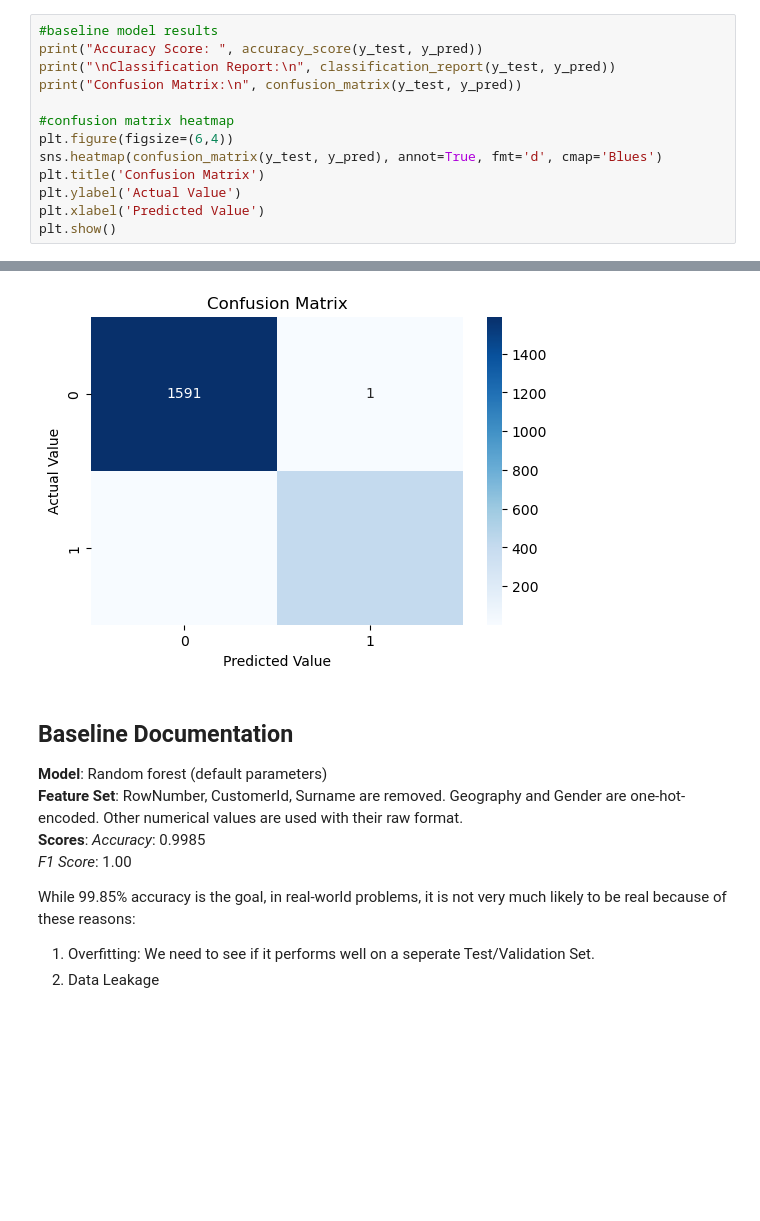
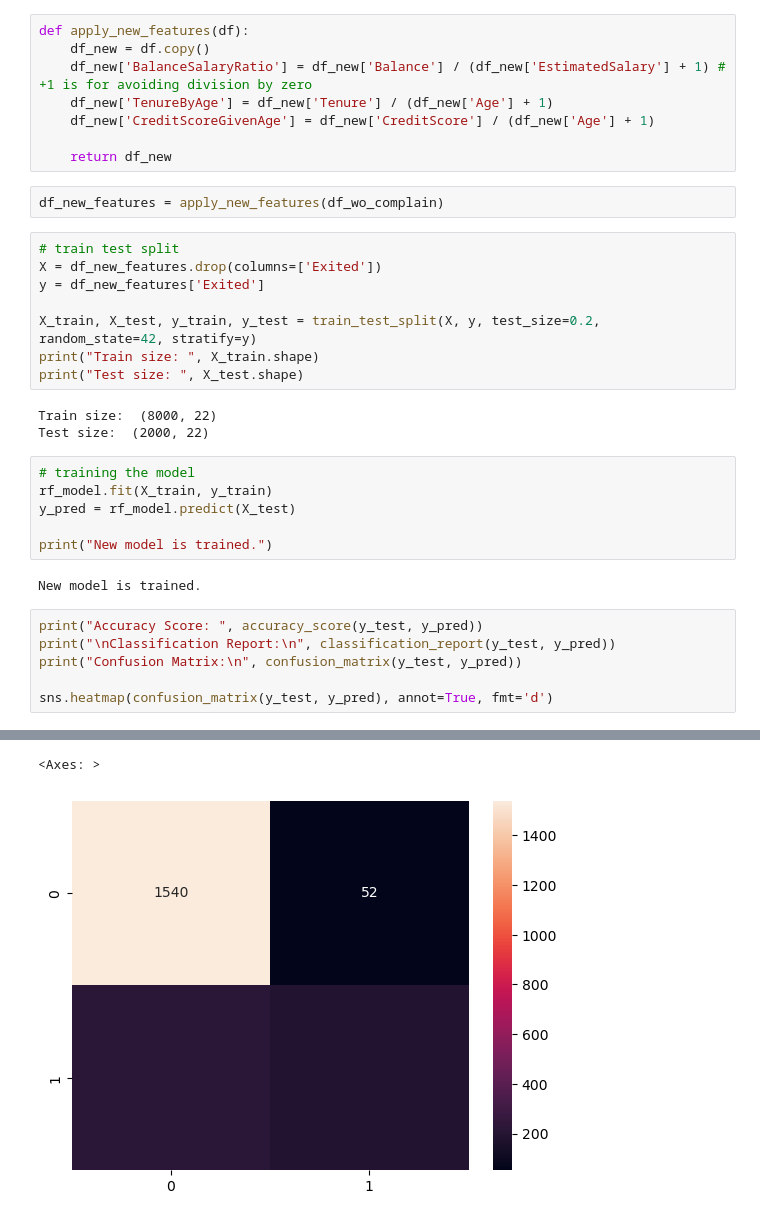
Before and after one commit to yagmurbo/bank-churn-prediction, a Jupyter notebook: notebooks/baseline.ipynb, the cells around one changed output, grey strips where cells are left out. Cells and saved outputs as stored; diff of their text form; blank space fills up the shorter version.

Commit message:
updated baseline

```diff
--- a/notebooks/baseline.ipynb
+++ b/notebooks/baseline.ipynb
@@ -55,14 +189,36 @@ Baseline model is trained.
+# %%
+def apply_new_features(df):
+    df_new = df.copy()
+    df_new['BalanceSalaryRatio'] = df_new['Balance'] / (df_new['EstimatedSalary'] + 1) # +1 is for avoiding division by zero
+    df_new['TenureByAge'] = df_new['Tenure'] / (df_new['Age'] + 1)
+    df_new['CreditScoreGivenAge'] = df_new['CreditScore'] / (df_new['Age'] + 1)
+
+    return df_new
+# %%
+df_new_features = apply_new_features(df_wo_complain)
+# %%
+# train test split
+X = df_new_features.drop(columns=['Exited'])
+y = df_new_features['Exited']
+
+X_train, X_test, y_train, y_test = train_test_split(X, y, test_size=0.2, random_state=42, stratify=y)
+print("Train size: ", X_train.shape)
+print("Test size: ", X_test.shape)
+# %% [output]
+Train size:  (8000, 22)
+Test size:  (2000, 22)
+# %%
+# training the model
+rf_model.fit(X_train, y_train)
+y_pred = rf_model.predict(X_test)
+
+print("New model is trained.")
+# %% [output]
+New model is trained.
 # %%
-#baseline model results
 print("Accuracy Score: ", accuracy_score(y_test, y_pred))
 print("\nClassification Report:\n", classification_report(y_test, y_pred))
 print("Confusion Matrix:\n", confusion_matrix(y_test, y_pred))
 
-#confusion matrix heatmap
-plt.figure(figsize=(6,4))
-sns.heatmap(confusion_matrix(y_test, y_pred), annot=True, fmt='d', cmap='Blues')
-plt.title('Confusion Matrix')
-plt.ylabel('Actual Value')
-plt.xlabel('Predicted Value')
-plt.show()
+sns.heatmap(confusion_matrix(y_test, y_pred), annot=True, fmt='d')
 # %% [output]
@@ -84,12 +240,3 @@ Confusion Matrix:
+<Axes: >
-[figure, old version]
+[figure, new version]
-# %% [markdown]
-## Baseline Documentation
-**Model**: Random forest (default parameters)
-**Feature Set**: RowNumber, CustomerId, Surname are removed. Geography and Gender are one-hot-encoded.   Other numerical values are used with their raw format.
-**Scores**: *Accuracy*: 0.9985
-           *F1 Score*: 1.00
-
-While 99.85% accuracy is the goal, in real-world problems, it is not very much likely to be real because of these reasons:
-1. Overfitting: We need to see if it performs well on a seperate Test/Validation Set.
-2. Data Leakage
 # %%
```
Also changed, not shown: parts of 26 cells of this notebook.
